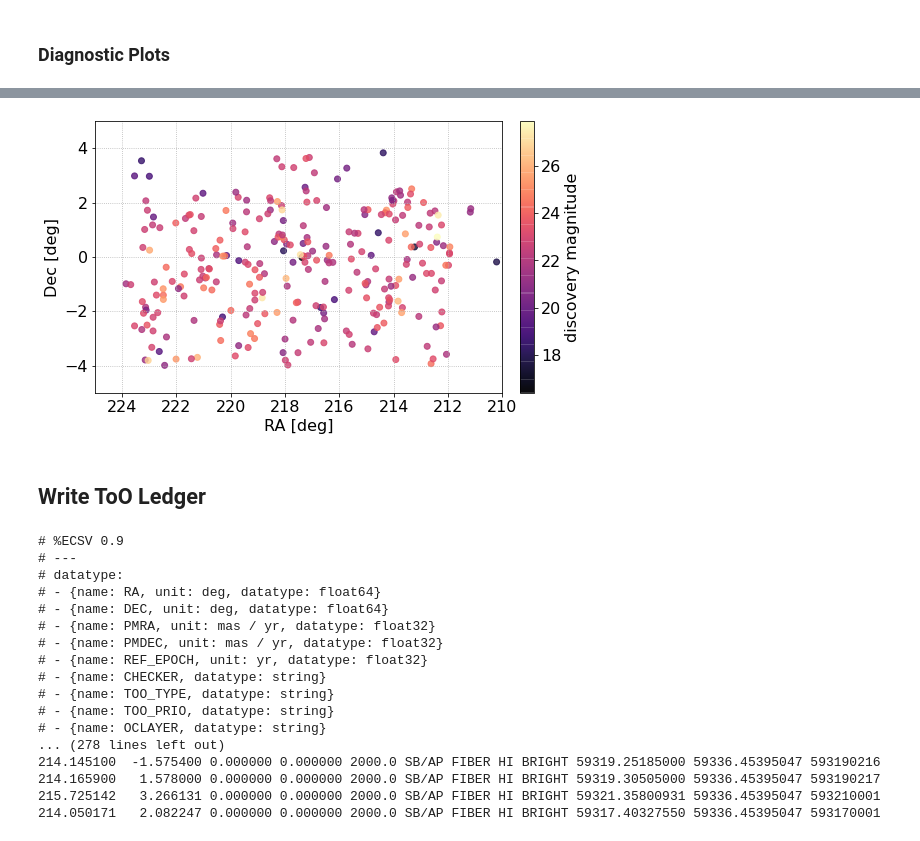
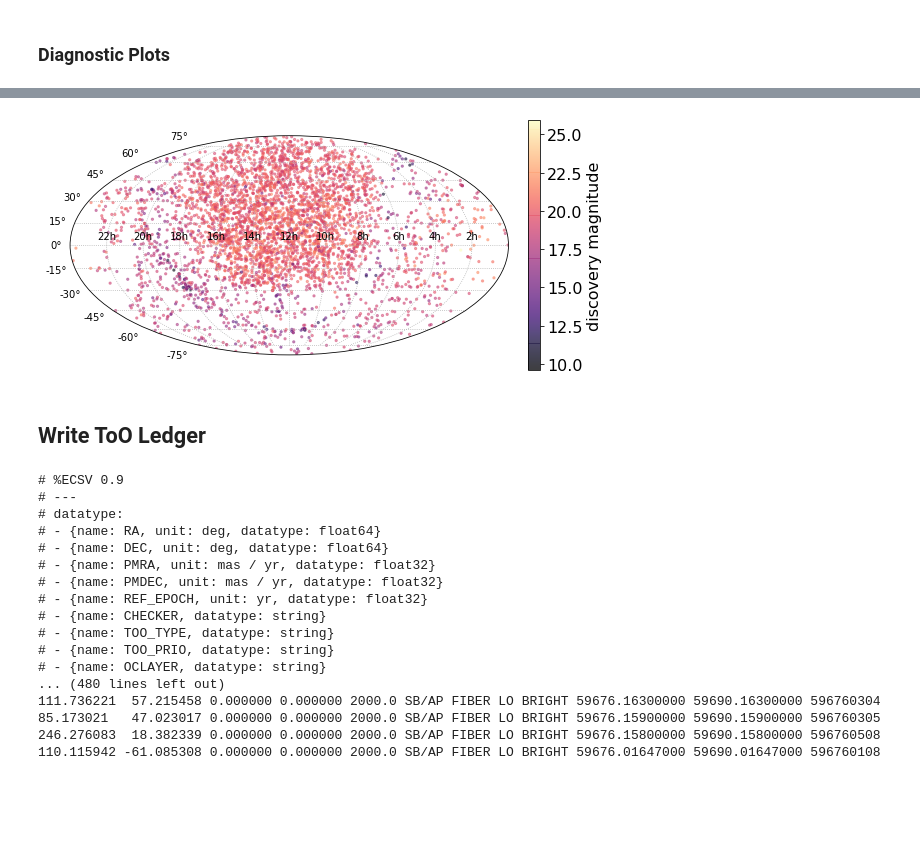
Before and after one commit to desihub/timedomain, a Jupyter notebook: too_ledgers/TNS_ledgermaker.ipynb, the cells around one changed output, grey strips where cells are left out. Saved outputs shown, nothing was run; the diff lists cells and outputs as text; code cells hidden in the pictures; blank space fills up the shorter version.

```diff
--- a/too_ledgers/TNS_ledgermaker.ipynb
+++ b/too_ledgers/TNS_ledgermaker.ipynb
@@ -83,20 +102,42 @@ Text(0, 0.5, 'count')
-# %%
-fig, ax = plt.subplots(1,1, figsize=(8,5))
-
-if mag_cut is not None:
-    select = mag<mag_cut
-else:
-    select = np.ones(len(coords), dtype=bool)
-
-sc = ax.scatter(coords.ra[select], coords.dec[select], c=mag[select], cmap='magma', alpha=0.8)
-cb = fig.colorbar(sc, fraction=0.046, pad=0.04)
-cb.set_label('discovery magnitude')
-ax.set(aspect='equal',
-       xlim=(225, 210), xlabel='RA [deg]',
-       ylim=(-5,5), ylabel='Dec [deg]')
-ax.grid(ls=':')
-# %% [output]
-[figure, removed]
+# %%
+def plot_radec(coords, mag):
+    """Mollweide projection plot adapted to astro coordinates.
+
+    Parameters
+    ----------
+    table : astropy.table.Table
+        Data table with secondary target info.
+
+    Returns
+    -------
+    coords : ndarray
+        Array of SkyCoords.
+    mag : ndarray
+        Array of optical magnitudes.
+    """
+    fig, ax = plt.subplots(1,1, figsize=(8,4), subplot_kw={'projection': 'mollweide'})
+
+    _ra = np.pi - coords.ra.to_value('rad')
+    _dec = coords.dec.to_value('rad')
+
+    sc = ax.scatter(_ra, _dec, c=mag, cmap='magma', alpha=0.5, s=5)
+    cb = fig.colorbar(sc, fraction=0.046, pad=0.04)
+    cb.set_label('discovery magnitude')
+
+    # Clean up the plot and return the Figure object.
+    ax.set(xticks=np.radians([-150, -120, -90, -60, -30, 0, 30, 60, 90, 120, 150]),
+           xticklabels=['22h', '20h', '18h', '16h', '14h', '12h', '10h', '8h', '6h', '4h', '2h'])
+    ax.tick_params(axis='x', labelsize=10)
+    ax.tick_params(axis='y', labelsize=10)
+    ax.grid(ls=':')
+
+    fig.tight_layout()
+
+    return fig;
+# %%
+fig = plot_radec(coords, mag)
+# %% [output]
+[figure, added]
 # %% [markdown]
 ## Write ToO Ledger
 # %%
@@ -202,7 +249,7 @@ RA DEC PMRA PMDEC REF_EPOCH CHECKER TOO_TYPE TOO_PRIO OCLAYER MJD_BEGIN MJD_END
             for line in outf:
                 print(line.strip())
 # %%
-write_too_ledger('ToO-input.ecsv', data[select], checker='SB/AP', overwrite=True, verbose=True)
+write_too_ledger('ToO-input.ecsv', data, checker='SB/AP', overwrite=True, verbose=True)
 # %% [output]
 # %ECSV 0.9
 # ---
@@ -216,8 +263,8 @@ write_too_ledger('ToO-input.ecsv', data[select], checker='SB/AP', overwrite=True
 # - {name: TOO_TYPE, datatype: string}
 # - {name: TOO_PRIO, datatype: string}
 # - {name: OCLAYER, datatype: string}
-... (278 lines left out)
-214.145100  -1.575400 0.000000 0.000000 2000.0 SB/AP FIBER HI BRIGHT 59319.25185000 59336.45395047 593190216
-214.165900   1.578000 0.000000 0.000000 2000.0 SB/AP FIBER HI BRIGHT 59319.30505000 59336.45395047 593190217
-215.725142   3.266131 0.000000 0.000000 2000.0 SB/AP FIBER HI BRIGHT 59321.35800931 59336.45395047 593210001
-214.050171   2.082247 0.000000 0.000000 2000.0 SB/AP FIBER HI BRIGHT 59317.40327550 59336.45395047 593170001
+... (480 lines left out)
+111.736221  57.215458 0.000000 0.000000 2000.0 SB/AP FIBER LO BRIGHT 59676.16300000 59690.16300000 596760304
+85.173021   47.023017 0.000000 0.000000 2000.0 SB/AP FIBER LO BRIGHT 59676.15900000 59690.15900000 596760305
+246.276083  18.382339 0.000000 0.000000 2000.0 SB/AP FIBER LO BRIGHT 59676.15800000 59690.15800000 596760508
+110.115942 -61.085308 0.000000 0.000000 2000.0 SB/AP FIBER LO BRIGHT 59676.01647000 59690.01647000 596760108
```
Also changed, not shown: parts of 11 cells of this notebook.
